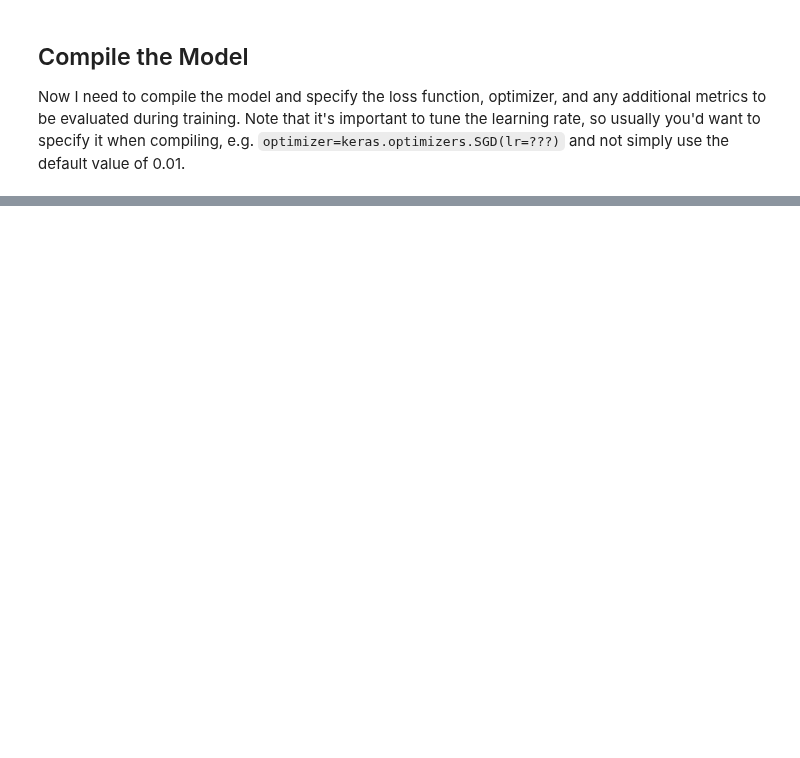
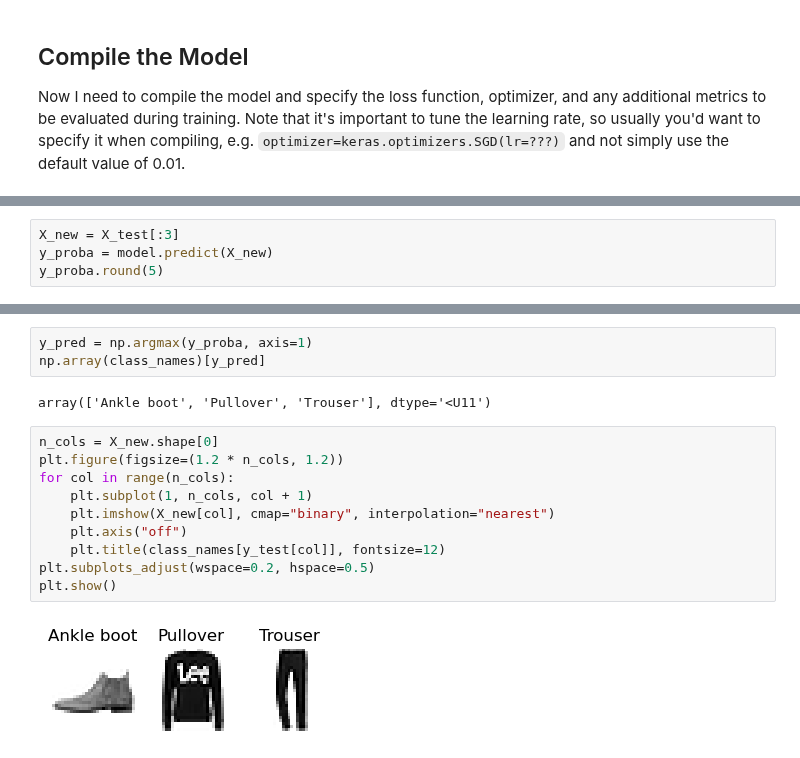
Before and after one commit to mcnewcp/book-geron-ml-sklearn-keras-tensorflow, a Jupyter notebook: 10-intro-ann-keras.ipynb, the cells around one changed output, grey strips where cells are left out. Cells and saved outputs as stored; diff of their text form; blank space fills up the shorter version.

Commit message:
predict on new classes

```diff
--- a/10-intro-ann-keras.ipynb
+++ b/10-intro-ann-keras.ipynb
@@ -165,0 +193,4 @@ Epoch 30/30
+# %%
+X_new = X_test[:3]
+y_proba = model.predict(X_new)
+y_proba.round(5)
@@ -165,0 +202,17 @@ Epoch 30/30
+# %%
+y_pred = np.argmax(y_proba, axis=1)
+np.array(class_names)[y_pred]
+# %% [output]
+array(['Ankle boot', 'Pullover', 'Trouser'], dtype='<U11')
+# %%
+n_cols = X_new.shape[0]
+plt.figure(figsize=(1.2 * n_cols, 1.2))
+for col in range(n_cols):
+    plt.subplot(1, n_cols, col + 1)
+    plt.imshow(X_new[col], cmap="binary", interpolation="nearest")
+    plt.axis("off")
+    plt.title(class_names[y_test[col]], fontsize=12)
+plt.subplots_adjust(wspace=0.2, hspace=0.5)
+plt.show()
+# %% [output]
+[figure, added]
```
Also changed, not shown: parts of 13 cells of this notebook.
